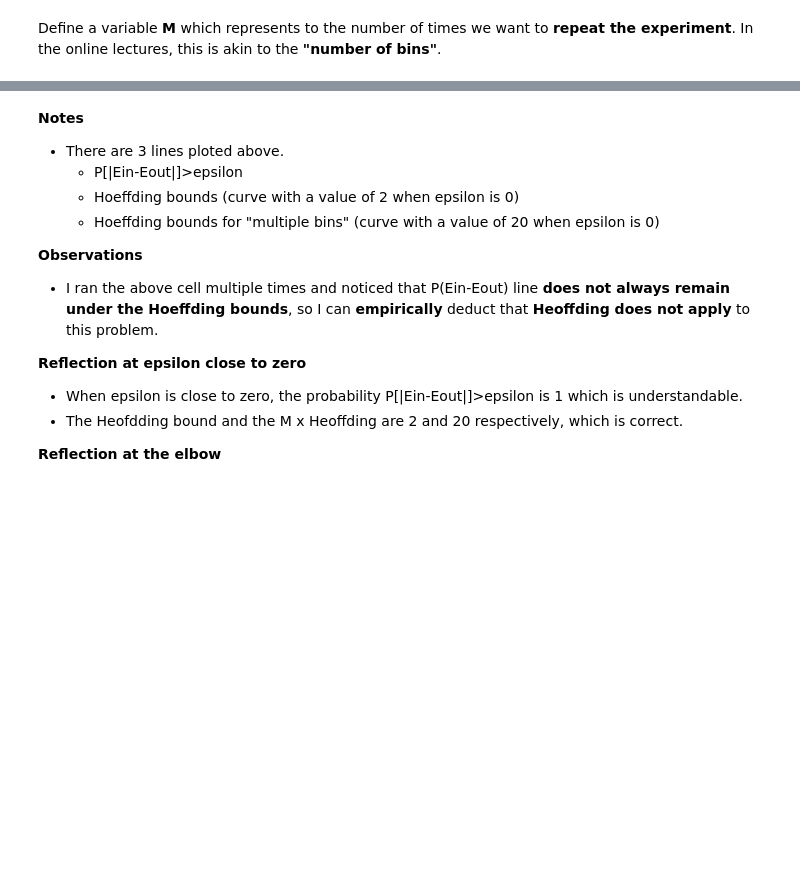
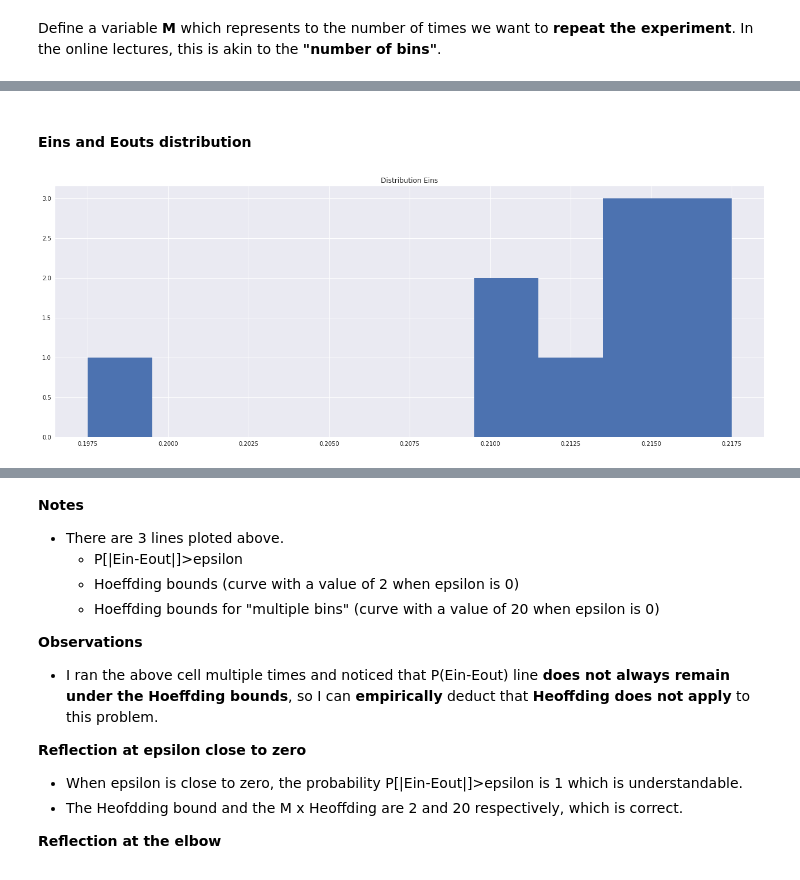
Before and after one commit to vipulpopat/MSCAI_Sem1_Etivity1, a Jupyter notebook: Etivity1.ipynb, the cells around one changed output, grey strips where cells are left out. Drawn from its saved outputs; the diff is of its cells as text; code cells hidden in the pictures; blank space fills up the shorter version.

```diff
--- a/Etivity1.ipynb
+++ b/Etivity1.ipynb
@@ -685,0 +676,8 @@ Eouts: [0.205, 0.2375, 0.22, 0.2075, 0.2525, 0.215, 0.235, 0.2275, 0.2475, 0.242
+# %% [markdown]
+#### Eins and Eouts distribution
+# %%
+plt.hist(Eins)
+plt.title('Distribution Eins')
+plt.show()
+# %% [output]
+[figure, added]
```
Also changed, not shown: parts of 14 cells of this notebook.
